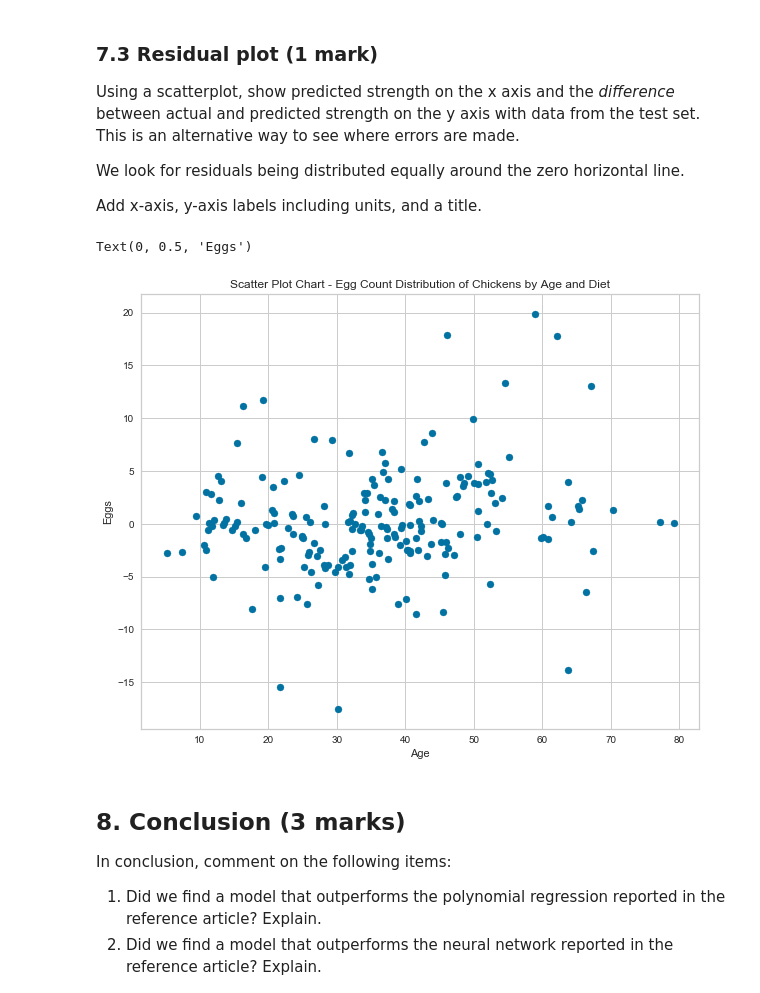
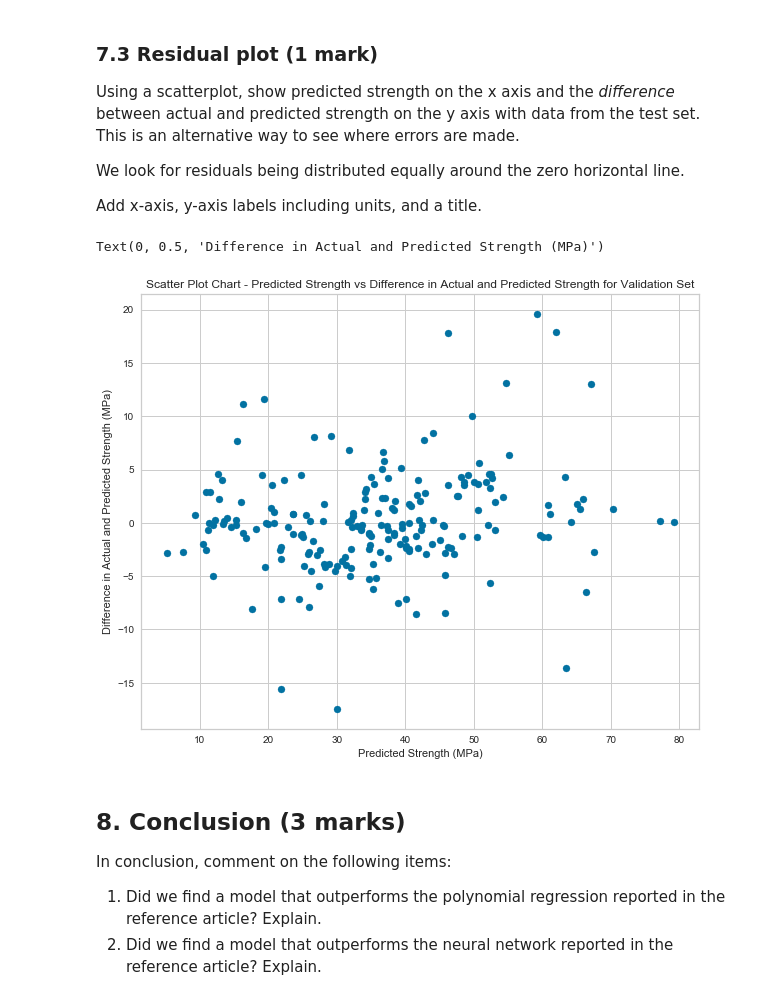
Before and after one commit to mileuc/ensf-611-lab-2, a Jupyter notebook: lab2.ipynb, the cells around one changed output. Saved outputs shown, nothing was run; the diff lists cells and outputs as text; code cells hidden in the pictures.

```diff
--- a/lab2.ipynb
+++ b/lab2.ipynb
@@ -349,16 +352,15 @@ We look for residuals being distributed equally around the zero horizontal line.
 Add x-axis, y-axis labels including units, and a title.
 # %%
 # TODO: Residual plot
-y_diff = y_test - y_test_pred
+y_diff = y_test - y_test_pred # Difference between actual and predicted y values for the testing set
 fig, ax = plt.subplots(figsize=(10, 8))
-# For each diet name and diet data in the DataFrame grouped by diet...
 ax.scatter(x=y_test_pred, y=y_diff)
-ax.set_title("Scatter Plot Chart - Egg Count Distribution of Chickens by Age and Diet") # Add title to plot
-ax.set_xlabel("Age") # Add age label to x-axis
-ax.set_ylabel("Eggs") # Add eggs label to y-axis
+ax.set_title("Scatter Plot Chart - Predicted Strength vs Difference in Actual and Predicted Strength for Validation Set") # Add title to plot
+ax.set_xlabel("Predicted Strength (MPa)") # Add label to x-axis
+ax.set_ylabel("Difference in Actual and Predicted Strength (MPa)") # Add label to y-axis
 # %% [output]
-Text(0, 0.5, 'Eggs')
+Text(0, 0.5, 'Difference in Actual and Predicted Strength (MPa)')
-[figure, old version]
+[figure, new version]
 # %% [markdown]
 ## 8. Conclusion (3 marks)
 
```
Also changed, not shown: parts of 3 cells of this notebook.
